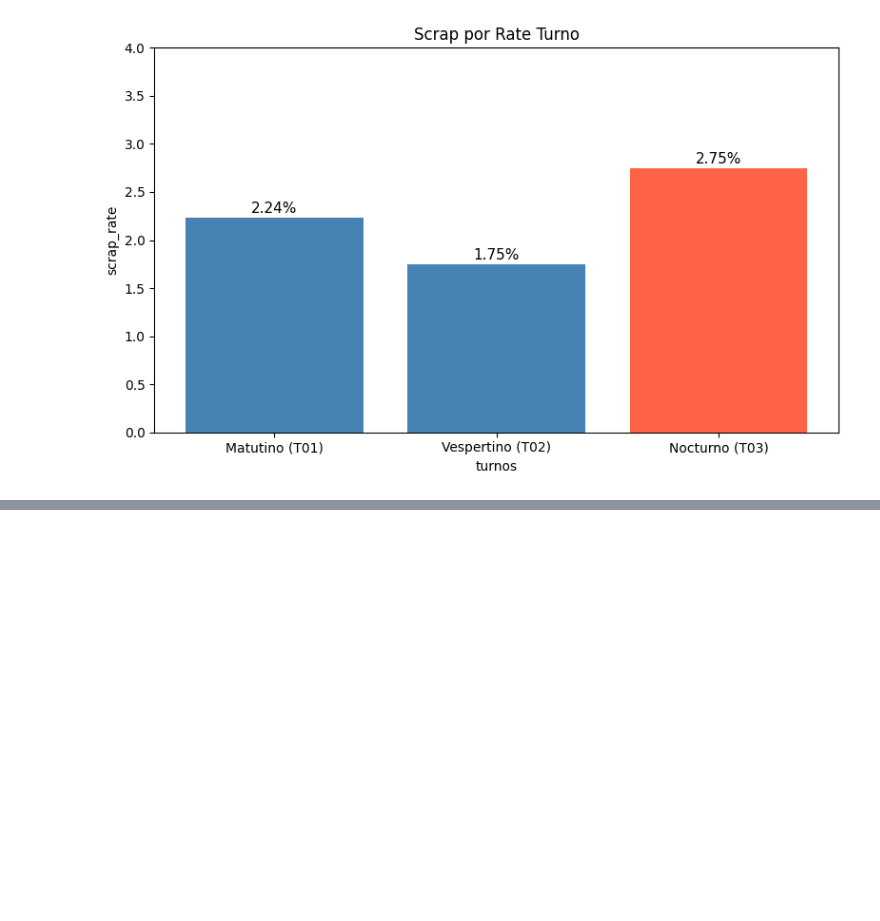
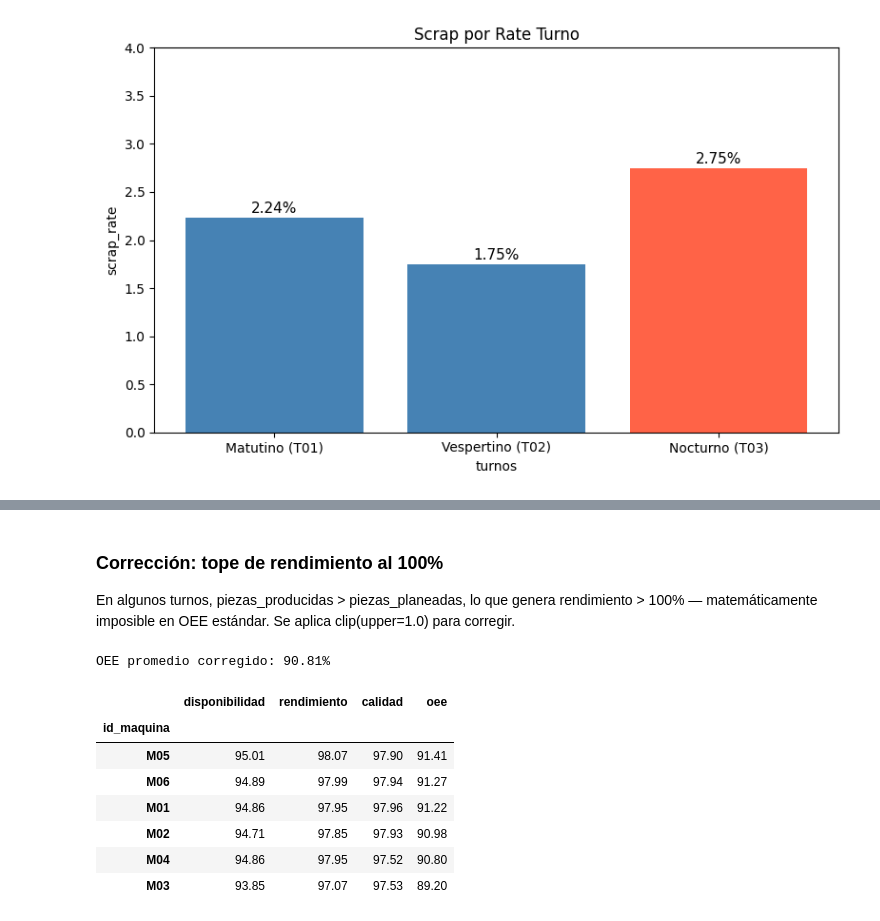
Before and after one commit to alevazto1-dev/portfolio-manufacturing-analytics, a Jupyter notebook: 01_proyecto_automotriz/notebooks/01_exploracion_inicial.ipynb, the cells around one changed output, grey strips where cells are left out. Drawn from its saved outputs; the diff is of its cells as text; code cells hidden in the pictures; blank space fills up the shorter version.

```diff
--- a/01_proyecto_automotriz/notebooks/01_exploracion_inicial.ipynb
+++ b/01_proyecto_automotriz/notebooks/01_exploracion_inicial.ipynb
@@ -527,0 +570,30 @@ plt.show()
+# %% [markdown]
+### Corrección: tope de rendimiento al 100%
+
+En algunos turnos, piezas_producidas > piezas_planeadas, lo que genera
+rendimiento > 100% — matemáticamente imposible en OEE estándar.
+Se aplica clip(upper=1.0) para corregir.
+# %%
+produccion['disponibilidad'] = produccion['tiempo_operativo_min'] / produccion['tiempo_planeado_min']
+produccion['rendimiento'] = (produccion['piezas_producidas'] / produccion['piezas_planeadas']).clip(upper=1.0)
+produccion['calidad'] = produccion['piezas_buenas'] / produccion['piezas_producidas']
+produccion['oee'] = (
+    produccion['disponibilidad'] *
+    produccion['rendimiento'] *
+    produccion['calidad']
+)
+print(f"OEE promedio corregido: {produccion['oee'].mean() * 100:.2f}%")
+# %% [output]
+OEE promedio corregido: 90.81%
+# %%
+oee_maquina = produccion.groupby('id_maquina')[['disponibilidad', 'rendimiento', 'calidad', 'oee']].mean() * 100
+oee_maquina.round(2).sort_values('oee', ascending=False)
+# %% [output]
+|  | disponibilidad | rendimiento | calidad | oee |
+| id_maquina |  |  |  |  |
+| M05 | 95.01 | 98.07 | 97.90 | 91.41 |
+| M06 | 94.89 | 97.99 | 97.94 | 91.27 |
+| M01 | 94.86 | 97.95 | 97.96 | 91.22 |
+| M02 | 94.71 | 97.85 | 97.93 | 90.98 |
+| M04 | 94.86 | 97.95 | 97.52 | 90.80 |
+| M03 | 93.85 | 97.07 | 97.53 | 89.20 |
```
Also changed, not shown: parts of 7 cells of this notebook.
